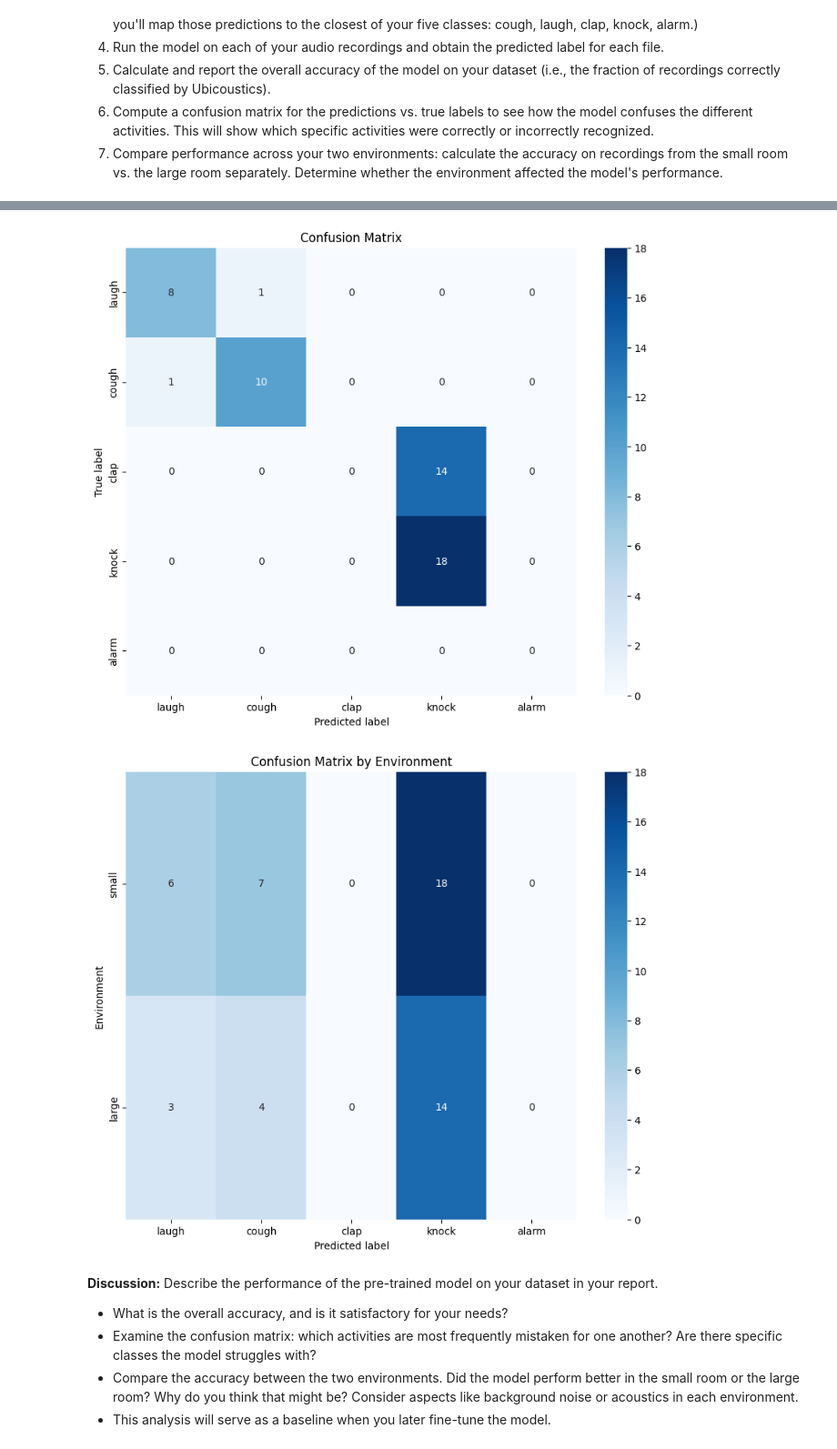
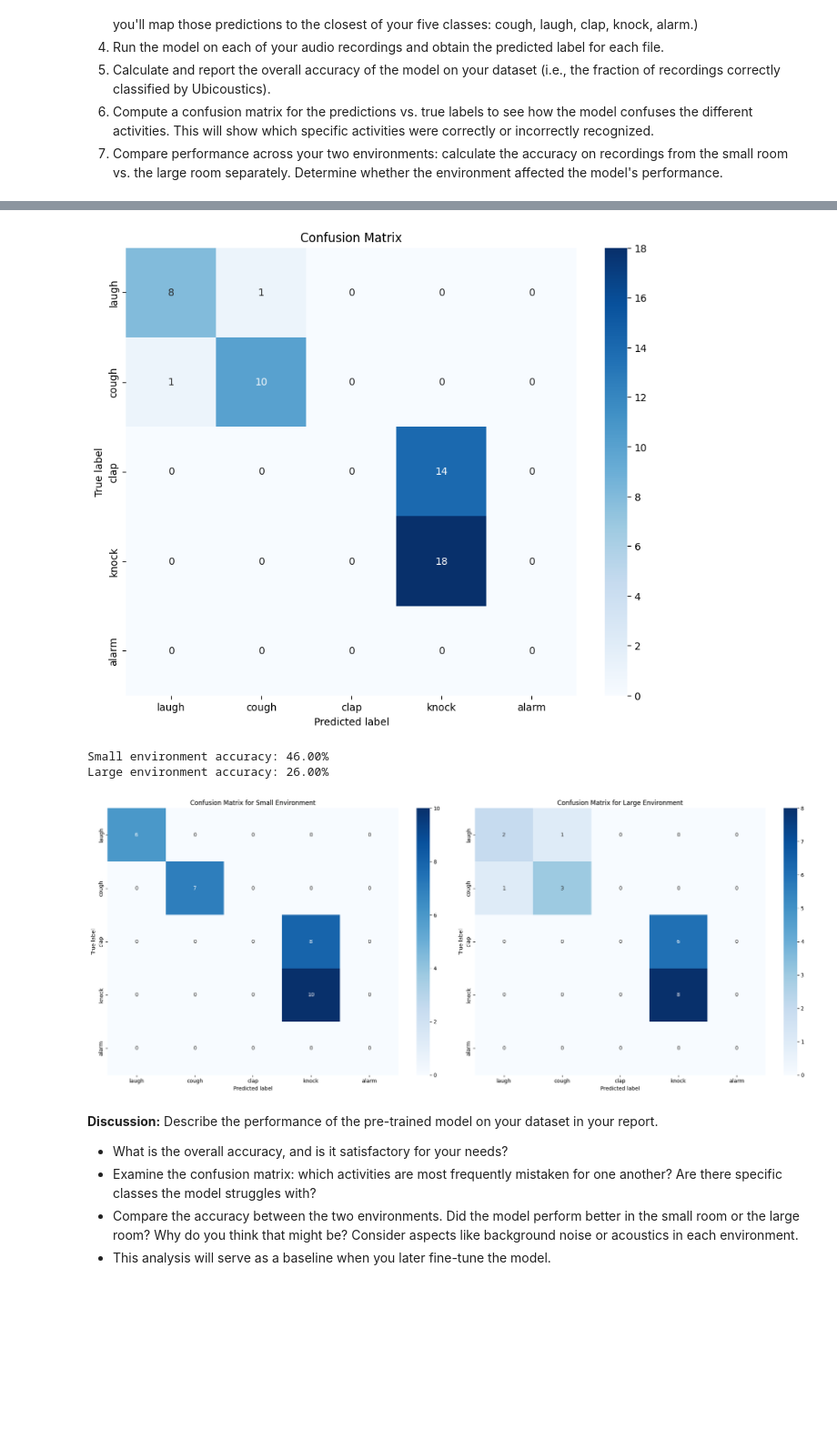
Before and after one commit to Sharwin24/Machine-Learning-and-Sensing, a Jupyter notebook: A2/Assignment2.ipynb, the cells around one changed output, grey strips where cells are left out. Shown at 91% size. Saved outputs shown, nothing was run; the diff lists cells and outputs as text; code cells hidden in the pictures; blank space fills up the shorter version.

Commit message:
plots

```diff
--- a/A2/Assignment2.ipynb
+++ b/A2/Assignment2.ipynb
@@ -325,17 +329,36 @@ plt.xlabel('Predicted label')
 plt.show()
 
 # TODO: Compare performance across your two environments:
-env_conf_matrix = pd.DataFrame(index=ENVIRONMENTS, columns=ACTIVITIES, dtype=int)
-for env in ENVIRONMENTS:
-    env_labels = [true_labels[i] for i in range(len(true_labels)) if environments[i] == env]
-    env_pred_labels = [pred_labels[i] for i in range(len(pred_labels)) if environments[i] == env]
-    env_conf_matrix.loc[env] = confusion_matrix(env_labels, env_pred_labels, labels=ACTIVITIES).sum(axis=0)
-env_conf_matrix = env_conf_matrix.fillna(0).astype(int)  # Ensure all values are numeric
-plt.figure(figsize=(10, 8))
-sns.heatmap(env_conf_matrix, annot=True, fmt='d', cmap='Blues')
-plt.title('Confusion Matrix by Environment')
-plt.ylabel('Environment')
-plt.xlabel('Predicted label')
+# Confusion matrix for small environment
+small_env_labels = [true_labels[i] for i in range(len(true_labels)) if environments[i] == 'small']
+small_env_pred_labels = [pred_labels[i] for i in range(len(pred_labels)) if environments[i] == 'small']
+small_env_conf_matrix = confusion_matrix(small_env_labels, small_env_pred_labels, labels=ACTIVITIES)
+small_env_conf_matrix_df = pd.DataFrame(small_env_conf_matrix, index=ACTIVITIES, columns=ACTIVITIES)
+# Print the accuracy for small environment
+small_env_accuracy = accuracy_score(small_env_labels, small_env_pred_labels)
+print(f"Small environment accuracy: {small_env_accuracy * 100:.2f}%")
+# Confusion matrix for large environment
+large_env_labels = [true_labels[i] for i in range(len(true_labels)) if environments[i] == 'large']
+large_env_pred_labels = [pred_labels[i] for i in range(len(pred_labels)) if environments[i] == 'large']
+large_env_conf_matrix = confusion_matrix(large_env_labels, large_env_pred_labels, labels=ACTIVITIES)
+large_env_conf_matrix_df = pd.DataFrame(large_env_conf_matrix, index=ACTIVITIES, columns=ACTIVITIES)
+# Print the accuracy for large environment
+large_env_accuracy = accuracy_score(large_env_labels, large_env_pred_labels)
+print(f"Large environment accuracy: {large_env_accuracy * 100:.2f}%")
+
+fig, axes = plt.subplots(1, 2, figsize=(20, 8))
+
+sns.heatmap(small_env_conf_matrix_df, annot=True, fmt='d', cmap='Blues', ax=axes[0])
+axes[0].set_title('Confusion Matrix for Small Environment')
+axes[0].set_ylabel('True label')
+axes[0].set_xlabel('Predicted label')
+
+sns.heatmap(large_env_conf_matrix_df, annot=True, fmt='d', cmap='Blues', ax=axes[1])
+axes[1].set_title('Confusion Matrix for Large Environment')
+axes[1].set_ylabel('True label')
+axes[1].set_xlabel('Predicted label')
+
+plt.tight_layout()
 plt.show()
 # %% [output]
 Found 100 audio files.
@@ -358,5 +381,7 @@ First 10 Environments: ['small', 'small', 'small', 'large', 'large', 'large', 's
 1/1 ━━━━━━━━━━━━━━━━━━━━ 0s 136ms/step
 First 10 Predicted Labels: ['knock', 'blender', 'door', 'snore', 'knock', 'baby-cry', 'laugh', 'knock', 'hammer', 'laugh']
 Overall accuracy: 36.00%
 [figure]
+Small environment accuracy: 46.00%
+Large environment accuracy: 26.00%
-[figure, old version]
+[figure, new version]
```
Also changed, not shown: parts of 12 cells of this notebook, 14 other files.
